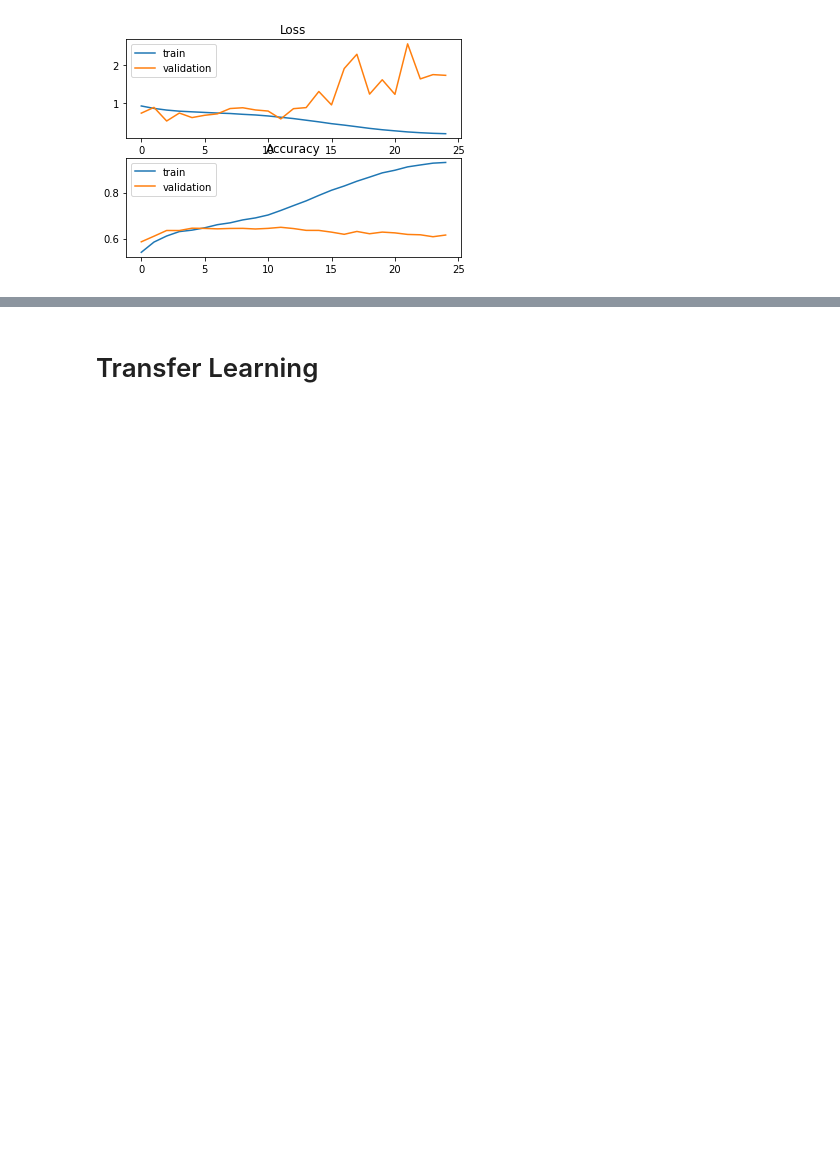
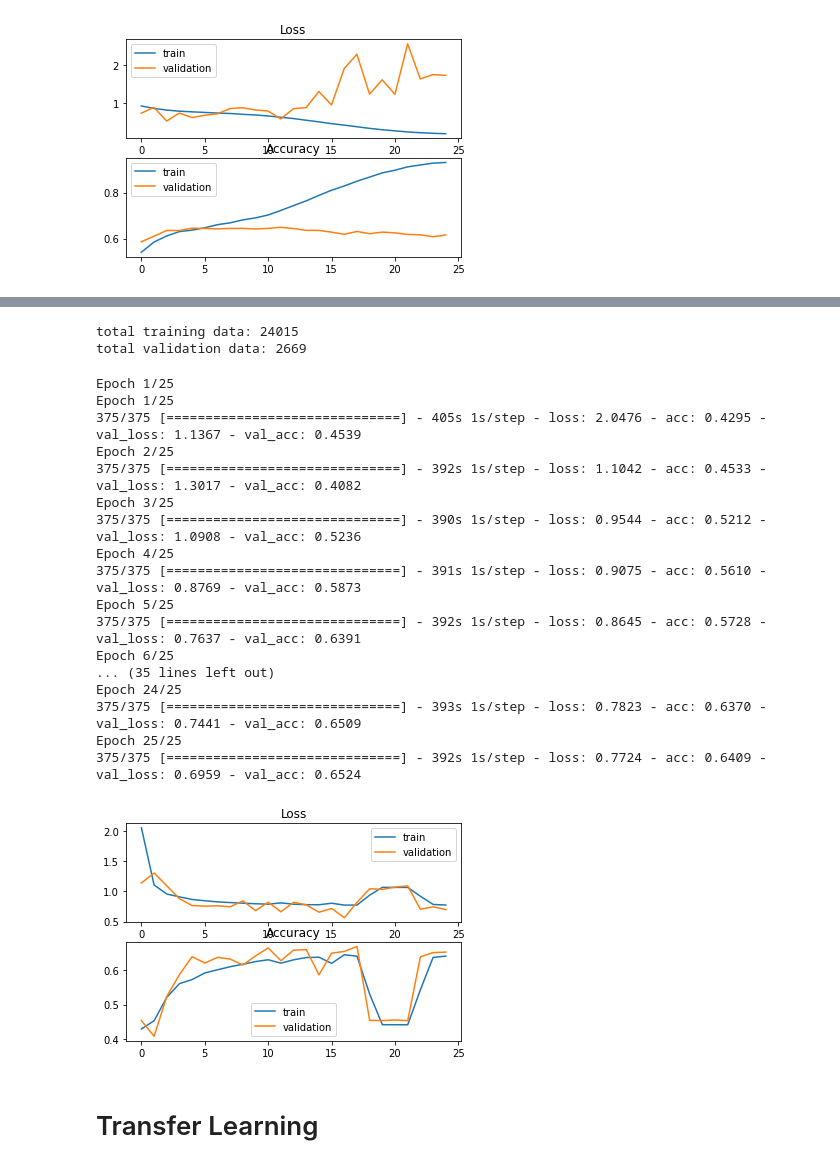
Before and after one commit to omarsayed7/RSNA-Pneumonia-Detection, a Jupyter notebook: RSNA_Pneumonia_Detection.ipynb, the cells around one changed output, grey strips where cells are left out. Saved outputs shown, nothing was run; the diff lists cells and outputs as text; code cells hidden in the pictures; blank space fills up the shorter version.

```diff
--- a/RSNA_Pneumonia_Detection.ipynb
+++ b/RSNA_Pneumonia_Detection.ipynb
@@ -773,36 +773,63 @@ None
+# %%
+#Data split
+training_info, validation_info = train_split(unique_train_data,'stage_2_train_images',split_size=0.1)
+# %% [output]
+total training data: 24015
+total validation data: 2669
 # %%
 #Data Generator
-transform = ImageDataGenerator(rotation_range=15,
+transform = ImageDataGenerator(rotation_range=10,
                                rescale = 1/255. ,
                                horizontal_flip=True,
                                zoom_range=[0.5,1.0])
 
+validation_transform = ImageDataGenerator(rescale = 1/255.)
+
 train_generator = DataGenerator(data_csv = training_info, img_dir='train',
-                                batch_size=32, dim=(256,256), n_classes=2, transform=transform)
+                                batch_size=64, dim=(224,224), n_classes=3, transform=transform)
 
 validation_generator = DataGenerator(data_csv = validation_info, img_dir='validation',
-                                batch_size=32, dim=(256,256), n_classes=2,transform=transform)
+                                batch_size=64, dim=(224,224), n_classes=3,transform=validation_transform)
 # Train model on dataset
 model2.compile(loss='categorical_crossentropy',
-              optimizer=optimizers.Adam(),
+              optimizer=optimizers.RMSprop(0.001),
               metrics=['acc'])
 history2 = model2.fit_generator(generator=train_generator,
                   validation_data=validation_generator,use_multiprocessing =True, epochs= 25)
 
-
+model2.save("model.h5")
 # plot loss during training
 plt.subplot(211)
 plt.title('Loss')
 plt.plot(history2.history['loss'], label='train')
 plt.plot(history2.history['val_loss'], label='validation')
 plt.legend()
 # plot accuracy during training
 plt.subplot(212)
 plt.title('Accuracy')
 plt.plot(history2.history['acc'], label='train')
 plt.plot(history2.history['val_acc'], label='validation')
 plt.legend()
 plt.show()
+# %% [output]
+Epoch 1/25
+Epoch 1/25
+375/375 [==============================] - 405s 1s/step - loss: 2.0476 - acc: 0.4295 - val_loss: 1.1367 - val_acc: 0.4539
+Epoch 2/25
+375/375 [==============================] - 392s 1s/step - loss: 1.1042 - acc: 0.4533 - val_loss: 1.3017 - val_acc: 0.4082
+Epoch 3/25
+375/375 [==============================] - 390s 1s/step - loss: 0.9544 - acc: 0.5212 - val_loss: 1.0908 - val_acc: 0.5236
+Epoch 4/25
+375/375 [==============================] - 391s 1s/step - loss: 0.9075 - acc: 0.5610 - val_loss: 0.8769 - val_acc: 0.5873
+Epoch 5/25
+375/375 [==============================] - 392s 1s/step - loss: 0.8645 - acc: 0.5728 - val_loss: 0.7637 - val_acc: 0.6391
+Epoch 6/25
+... (35 lines left out)
+Epoch 24/25
+375/375 [==============================] - 393s 1s/step - loss: 0.7823 - acc: 0.6370 - val_loss: 0.7441 - val_acc: 0.6509
+Epoch 25/25
+375/375 [==============================] - 392s 1s/step - loss: 0.7724 - acc: 0.6409 - val_loss: 0.6959 - val_acc: 0.6524
+[figure, added]
 # %% [markdown]
 # Transfer Learning
 # %%
```
Also changed, not shown: parts of 11 cells of this notebook.
